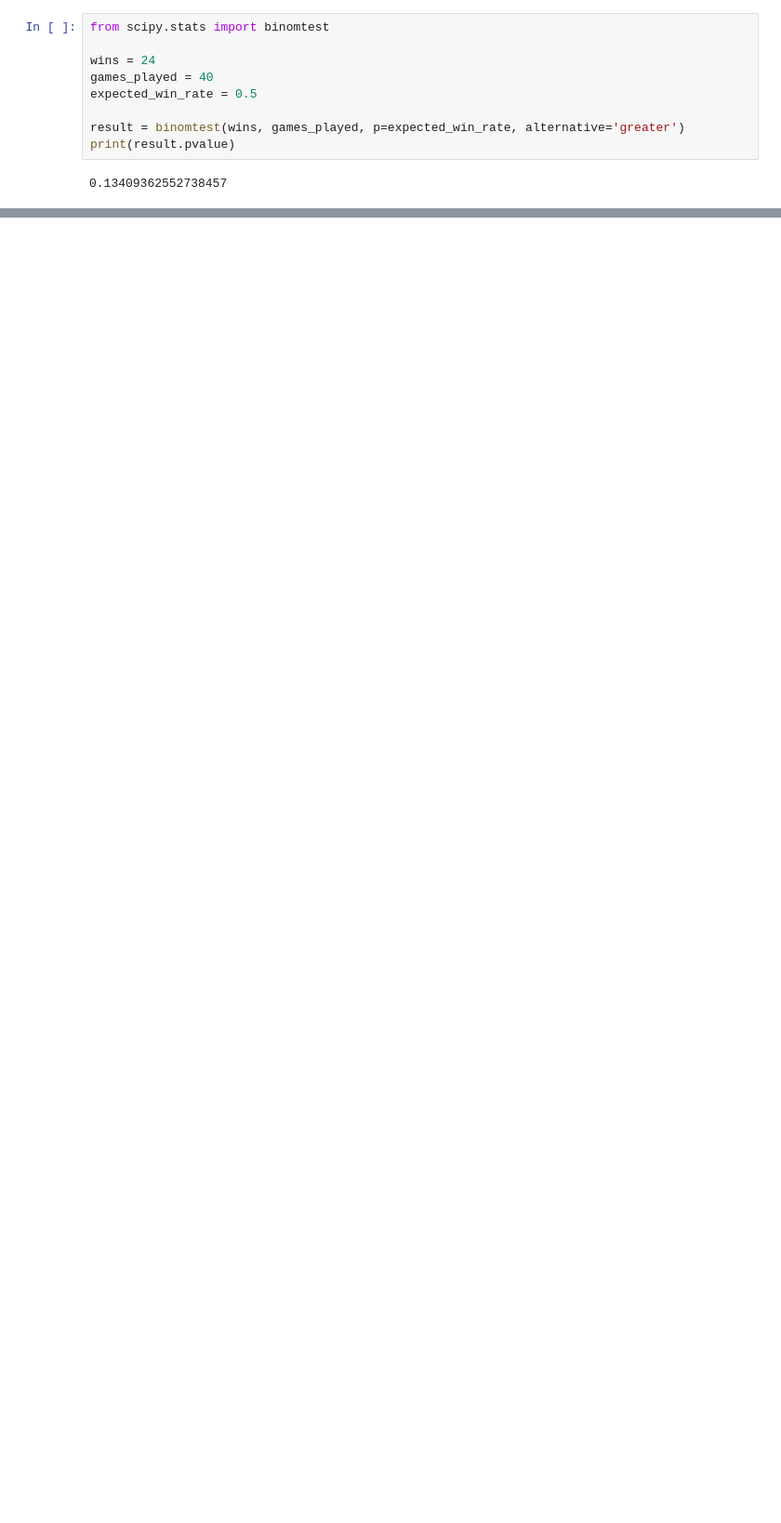
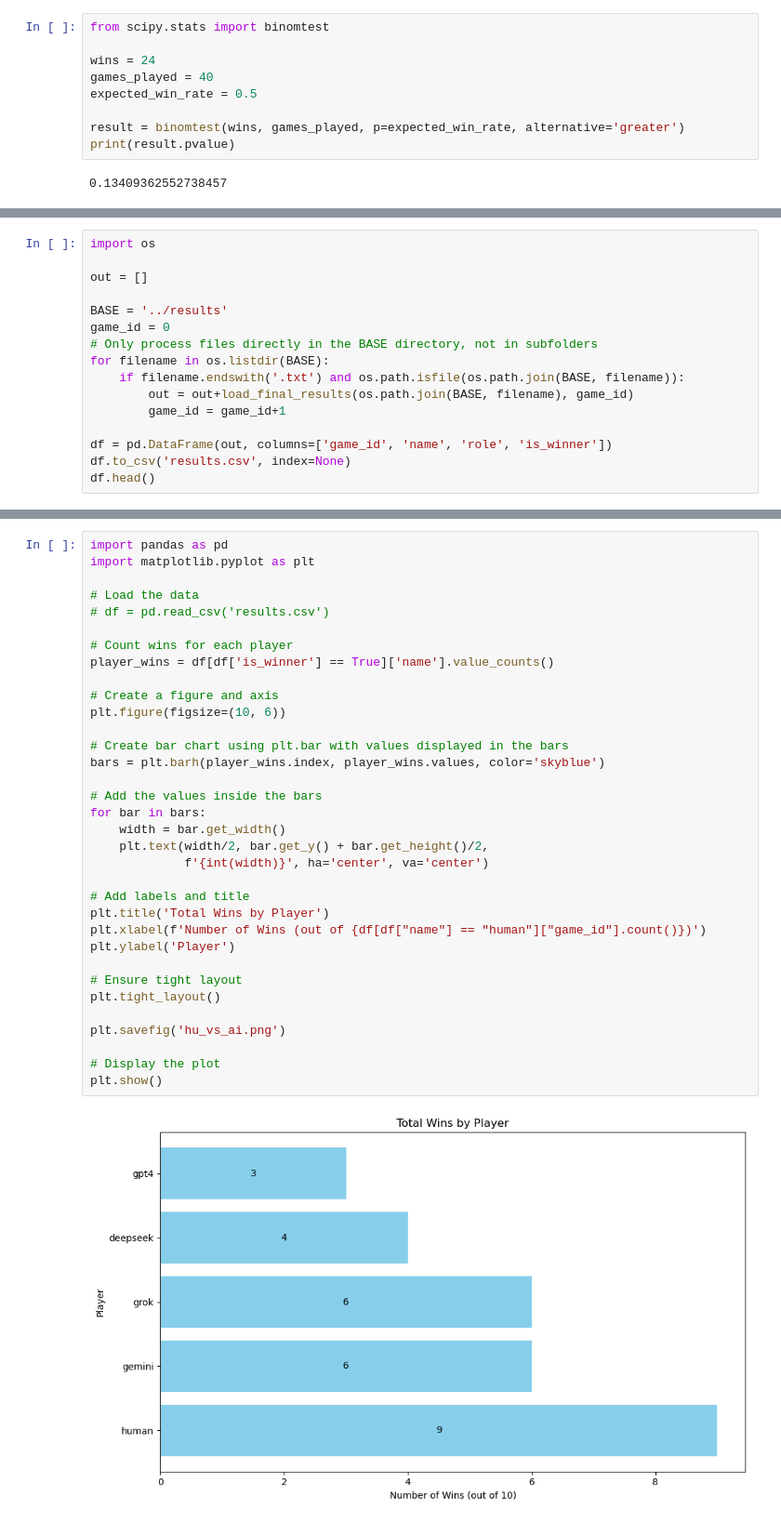
Before and after one commit to giteliot/werewolf_llm, a Jupyter notebook: notebooks/results.ipynb, the cells around one changed output, grey strips where cells are left out. Shown: that part at 93% size. Drawn from its saved outputs; the diff is of its cells as text; blank space fills up the shorter version.

Commit message:
human viz

```diff
--- a/notebooks/results.ipynb
+++ b/notebooks/results.ipynb
@@ -133,0 +123,16 @@ print(result.pvalue)
+# %%
+import os
+
+out = []
+
+BASE = '../results'
+game_id = 0
+# Only process files directly in the BASE directory, not in subfolders
+for filename in os.listdir(BASE):
+    if filename.endswith('.txt') and os.path.isfile(os.path.join(BASE, filename)):
+        out = out+load_final_results(os.path.join(BASE, filename), game_id)
+        game_id = game_id+1
+
+df = pd.DataFrame(out, columns=['game_id', 'name', 'role', 'is_winner'])
+df.to_csv('results.csv', index=None)
+df.head()
@@ -133,0 +146,36 @@ print(result.pvalue)
+# %%
+import pandas as pd
+import matplotlib.pyplot as plt
+
+# Load the data
+# df = pd.read_csv('results.csv')
+
+# Count wins for each player
+player_wins = df[df['is_winner'] == True]['name'].value_counts()
+
+# Create a figure and axis
+plt.figure(figsize=(10, 6))
+
+# Create bar chart using plt.bar with values displayed in the bars
+bars = plt.barh(player_wins.index, player_wins.values, color='skyblue')
+
+# Add the values inside the bars
+for bar in bars:
+    width = bar.get_width()
+    plt.text(width/2, bar.get_y() + bar.get_height()/2,
+             f'{int(width)}', ha='center', va='center')
+
+# Add labels and title
+plt.title('Total Wins by Player')
+plt.xlabel(f'Number of Wins (out of {df[df["name"] == "human"]["game_id"].count()})')
+plt.ylabel('Player')
+
+# Ensure tight layout
+plt.tight_layout()
+
+plt.savefig('hu_vs_ai.png')
+
+# Display the plot
+plt.show()
+# %% [output]
+[figure, added]
```
Also changed, not shown: parts of 4 cells of this notebook, 5 other files.
